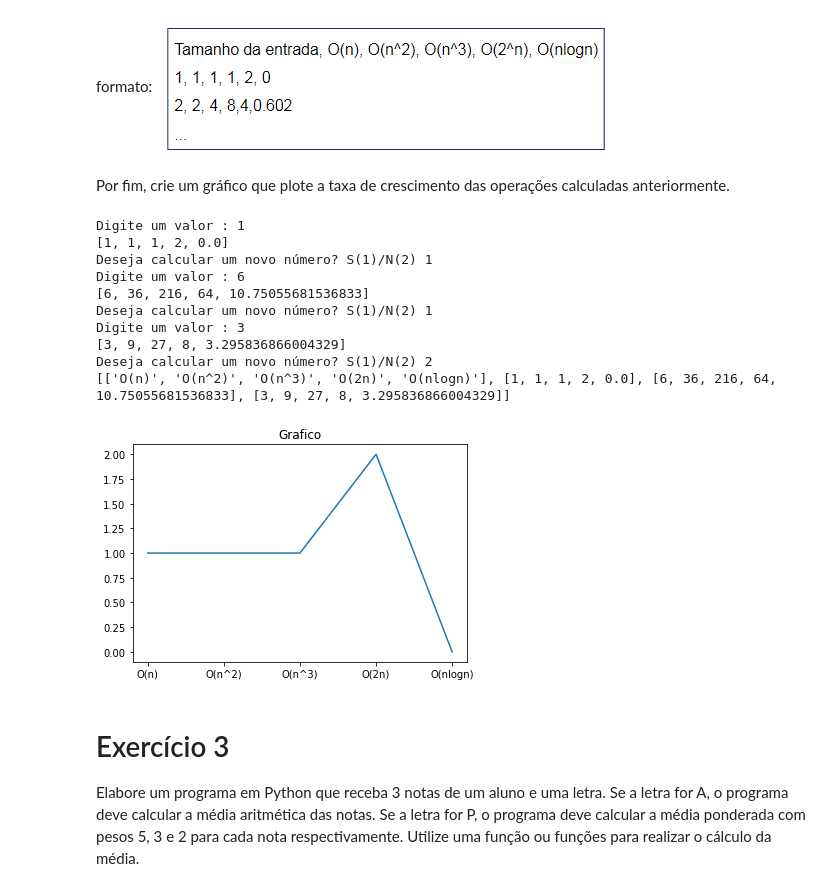
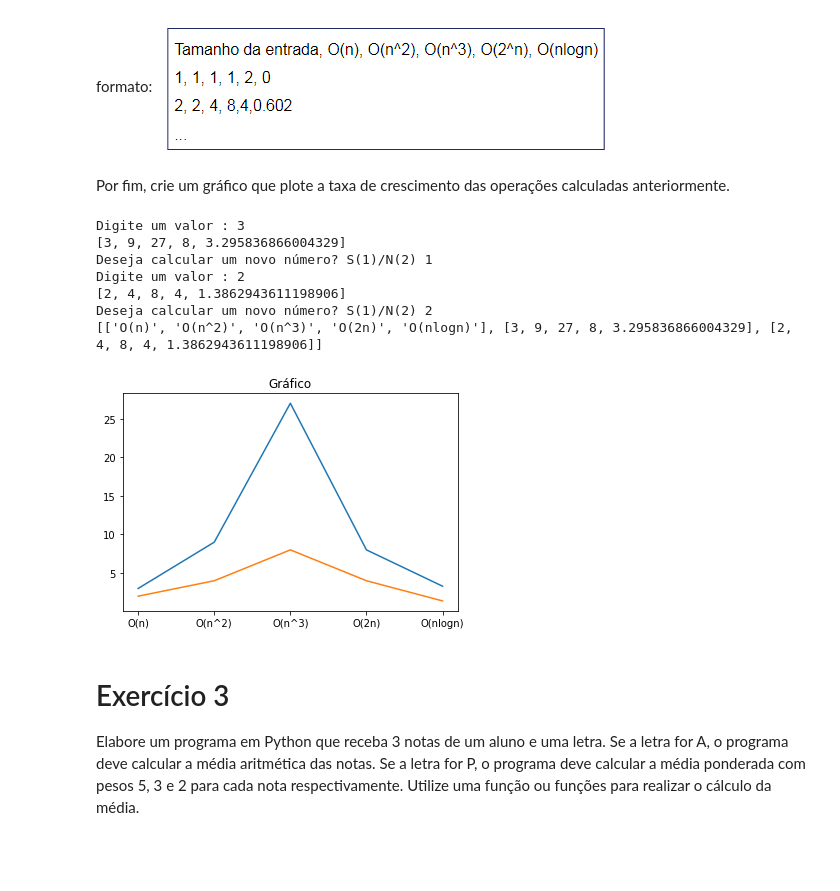
Before and after one commit to luadeprataart/Basic-Python-study, a Jupyter notebook: Exercicios.ipynb, the cells around one changed output. Saved outputs shown, nothing was run; the diff lists cells and outputs as text; code cells hidden in the pictures; blank space fills up the shorter version.

```diff
--- a/Exercicios.ipynb
+++ b/Exercicios.ipynb
@@ -32,6 +32,24 @@ class criaLista:
      i = i - 1 # O(2)
 
    return self.listaInvertida
+
+ def inverteLista2(self):
+    lista2 = self.listaEnviada.copy()
+
+  # tamanho lista
+    tamanho = len(self.listaEnviada)
+
+    metade = tamanho//2
+
+    for i in range(metade):
+
+     temp = lista2[i]
+
+     lista2[i] = lista2[tamanho-1-i]
+
+     lista2[tamanho-1-i] = temp
+
+    return lista2
 # %%
 lista = []
 lista.append (input('Digite um item desta lista : '))
@@ -126,16 +150,13 @@ while(controle == False):
     controle = True
 print(variable)
 # %% [output]
-Digite um valor : 1
-[1, 1, 1, 2, 0.0]
-Deseja calcular um novo número? S(1)/N(2) 1
-Digite um valor : 6
-[6, 36, 216, 64, 10.75055681536833]
-Deseja calcular um novo número? S(1)/N(2) 1
 Digite um valor : 3
 [3, 9, 27, 8, 3.295836866004329]
+Deseja calcular um novo número? S(1)/N(2) 1
+Digite um valor : 2
+[2, 4, 8, 4, 1.3862943611198906]
 Deseja calcular um novo número? S(1)/N(2) 2
-[['O(n)', 'O(n^2)', 'O(n^3)', 'O(2n)', 'O(nlogn)'], [1, 1, 1, 2, 0.0], [6, 36, 216, 64, 10.75055681536833], [3, 9, 27, 8, 3.295836866004329]]
+[['O(n)', 'O(n^2)', 'O(n^3)', 'O(2n)', 'O(nlogn)'], [3, 9, 27, 8, 3.295836866004329], [2, 4, 8, 4, 1.3862943611198906]]
 # %%
 import os
 import csv
@@ -146,12 +167,14 @@ with open ('Example.csv','w',newline = '') as csvfile:
 # %%
 import matplotlib.pyplot
 
+for i in range(len(salva)):
+   matplotlib.pyplot.plot(variable[0], salva[i])
 
-matplotlib.pyplot.plot(variable[0], salva[0])
+
 matplotlib.pyplot.title('Gráfico')
 matplotlib.pyplot.show()
 # %% [output]
-[figure, old version]
+[figure, new version]
 # %% [markdown]
 # Exercício 3
 Elabore um programa em Python que receba 3 notas de um
```
Also changed, not shown: parts of 2 cells of this notebook.
